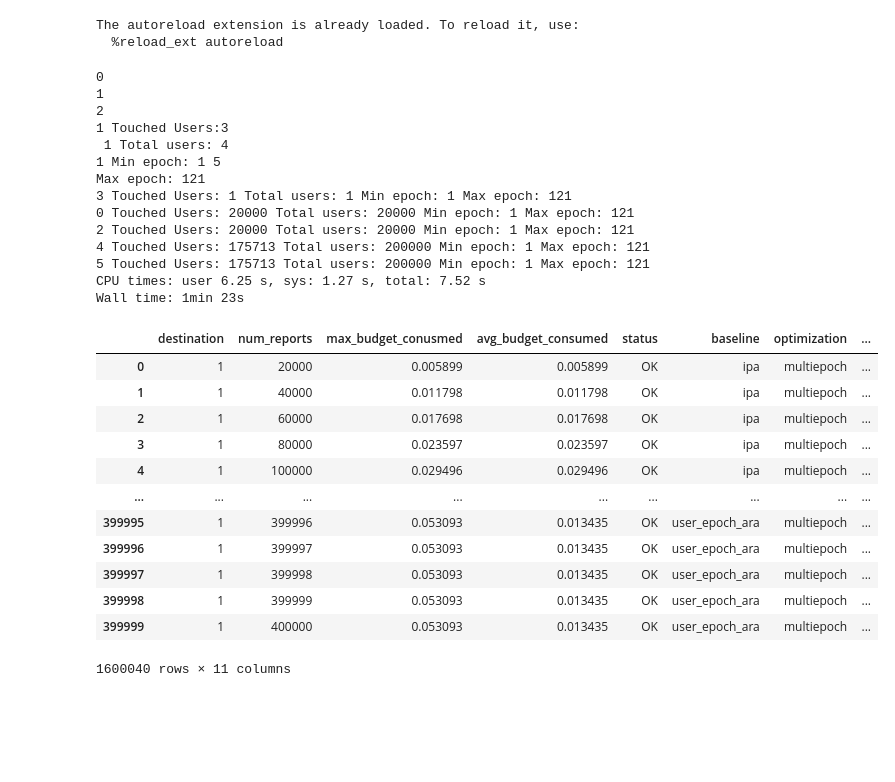
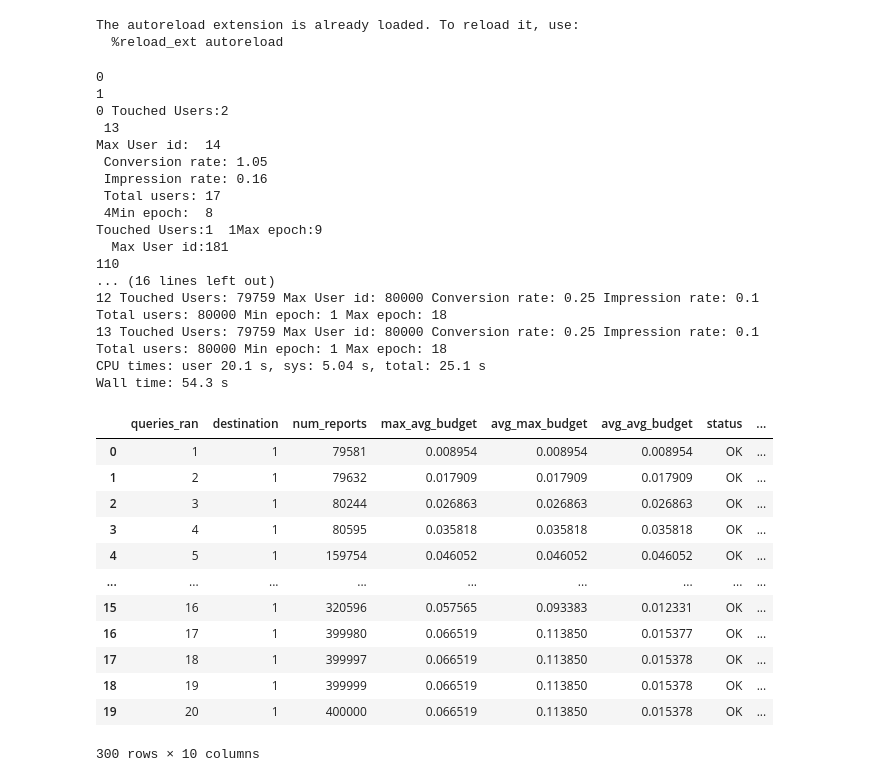
Before and after one commit to columbia/cookiemonster, a Jupyter notebook: cookiemonster/notebooks/analysis.ipynb, the cells around one changed output. Drawn from its saved outputs; the diff is of its cells as text; code cells hidden in the pictures; blank space fills up the shorter version.

```diff
--- a/cookiemonster/notebooks/analysis.ipynb
+++ b/cookiemonster/notebooks/analysis.ipynb
@@ -13,36 +13,39 @@ import plotly.offline as pyo
 pyo.init_notebook_mode(connected=True)
 from utils import get_df, analyze_budget_consumption, plot_budget_consumption, analyze_bias, plot_bias
 # %%
-path = "ray/synthetic/budget_consumption"
+path = "ray/synthetic/budget_consumption_varying_conversions_rate"
 # %%
 %%time
-budget_df = analyze_budget_consumption(path)
-budget_df
+budgetdf = analyze_budget_consumption(path)
+budgetdf
 # %% [output]
 0
 1
-2
-1 Touched Users:3
- 1 Total users: 4
-1 Min epoch: 1 5
-Max epoch: 121
-3 Touched Users: 1 Total users: 1 Min epoch: 1 Max epoch: 121
-0 Touched Users: 20000 Total users: 20000 Min epoch: 1 Max epoch: 121
-2 Touched Users: 20000 Total users: 20000 Min epoch: 1 Max epoch: 121
-4 Touched Users: 175713 Total users: 200000 Min epoch: 1 Max epoch: 121
-5 Touched Users: 175713 Total users: 200000 Min epoch: 1 Max epoch: 121
-CPU times: user 6.25 s, sys: 1.27 s, total: 7.52 s
-Wall time: 1min 23s
+0 Touched Users:2
+ 13
+Max User id:  14
+ Conversion rate: 1.05
+ Impression rate: 0.16
+ Total users: 17
+ 4Min epoch:  8
+Touched Users:1  1Max epoch:9
+  Max User id:181
+110
+... (16 lines left out)
+12 Touched Users: 79759 Max User id: 80000 Conversion rate: 0.25 Impression rate: 0.1 Total users: 80000 Min epoch: 1 Max epoch: 18
+13 Touched Users: 79759 Max User id: 80000 Conversion rate: 0.25 Impression rate: 0.1 Total users: 80000 Min epoch: 1 Max epoch: 18
+CPU times: user 20.1 s, sys: 5.04 s, total: 25.1 s
+Wall time: 54.3 s
-|  | destination | num_reports | max_budget_conusmed | avg_budget_consumed | status | baseline | optimization | ... |
-| 0 | 1 | 20000 | 0.005899 | 0.005899 | OK | ipa | multiepoch | ... |
-| 1 | 1 | 40000 | 0.011798 | 0.011798 | OK | ipa | multiepoch | ... |
-| 2 | 1 | 60000 | 0.017698 | 0.017698 | OK | ipa | multiepoch | ... |
-| 3 | 1 | 80000 | 0.023597 | 0.023597 | OK | ipa | multiepoch | ... |
-| 4 | 1 | 100000 | 0.029496 | 0.029496 | OK | ipa | multiepoch | ... |
+|  | queries_ran | destination | num_reports | max_avg_budget | avg_max_budget | avg_avg_budget | status | ... |
+| 0 | 1 | 1 | 79581 | 0.008954 | 0.008954 | 0.008954 | OK | ... |
+| 1 | 2 | 1 | 79632 | 0.017909 | 0.017909 | 0.017909 | OK | ... |
+| 2 | 3 | 1 | 80244 | 0.026863 | 0.026863 | 0.026863 | OK | ... |
+| 3 | 4 | 1 | 80595 | 0.035818 | 0.035818 | 0.035818 | OK | ... |
+| 4 | 5 | 1 | 159754 | 0.046052 | 0.046052 | 0.046052 | OK | ... |
 | ... | ... | ... | ... | ... | ... | ... | ... | ... |
-| 399995 | 1 | 399996 | 0.053093 | 0.013435 | OK | user_epoch_ara | multiepoch | ... |
-| 399996 | 1 | 399997 | 0.053093 | 0.013435 | OK | user_epoch_ara | multiepoch | ... |
-| 399997 | 1 | 399998 | 0.053093 | 0.013435 | OK | user_epoch_ara | multiepoch | ... |
-| 399998 | 1 | 399999 | 0.053093 | 0.013435 | OK | user_epoch_ara | multiepoch | ... |
-| 399999 | 1 | 400000 | 0.053093 | 0.013435 | OK | user_epoch_ara | multiepoch | ... |
+| 15 | 16 | 1 | 320596 | 0.057565 | 0.093383 | 0.012331 | OK | ... |
+| 16 | 17 | 1 | 399980 | 0.066519 | 0.113850 | 0.015377 | OK | ... |
+| 17 | 18 | 1 | 399997 | 0.066519 | 0.113850 | 0.015378 | OK | ... |
+| 18 | 19 | 1 | 399999 | 0.066519 | 0.113850 | 0.015378 | OK | ... |
+| 19 | 20 | 1 | 400000 | 0.066519 | 0.113850 | 0.015378 | OK | ... |
-1600040 rows × 11 columns
+300 rows × 10 columns
```
Also changed, not shown: parts of 5 cells of this notebook, 3 other files.
